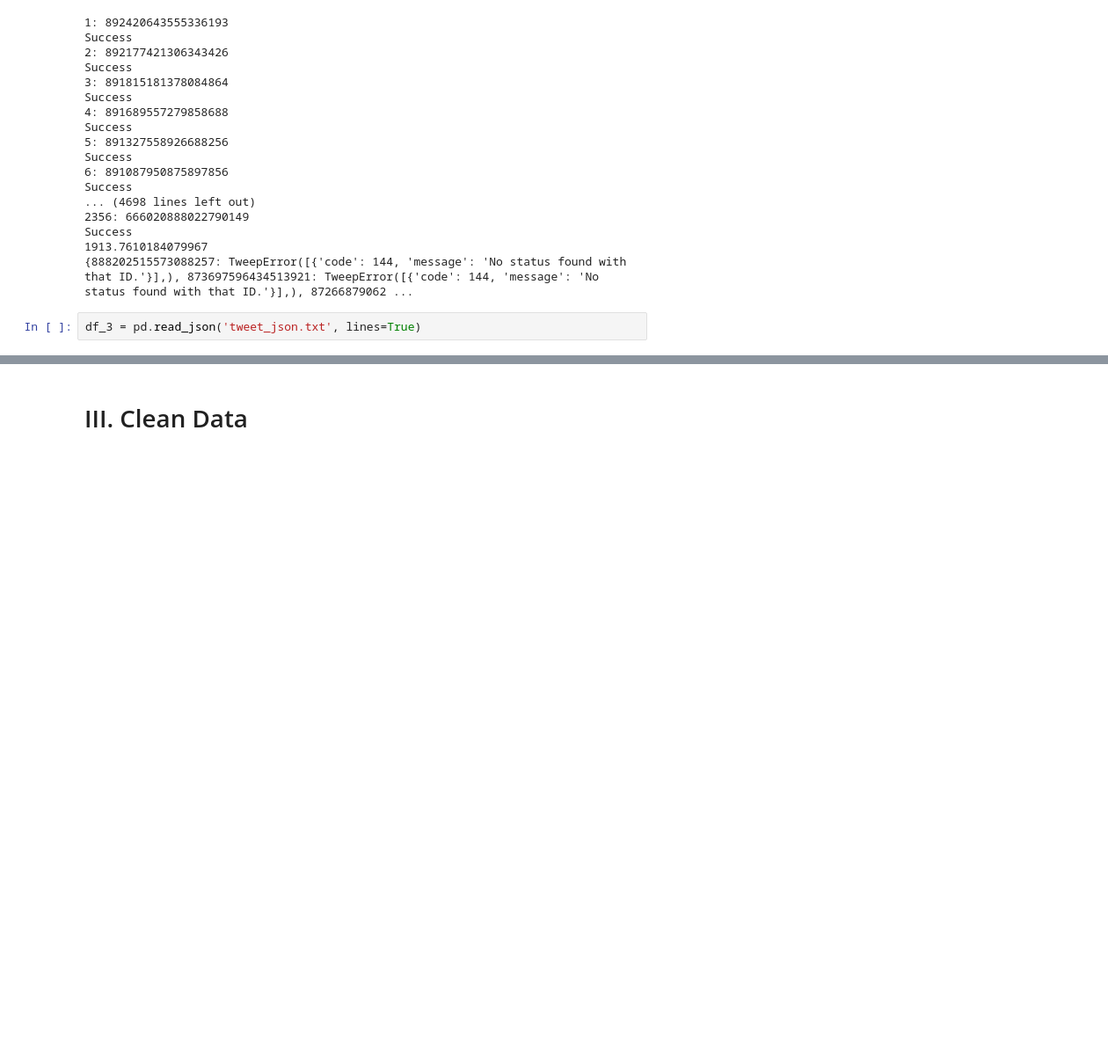
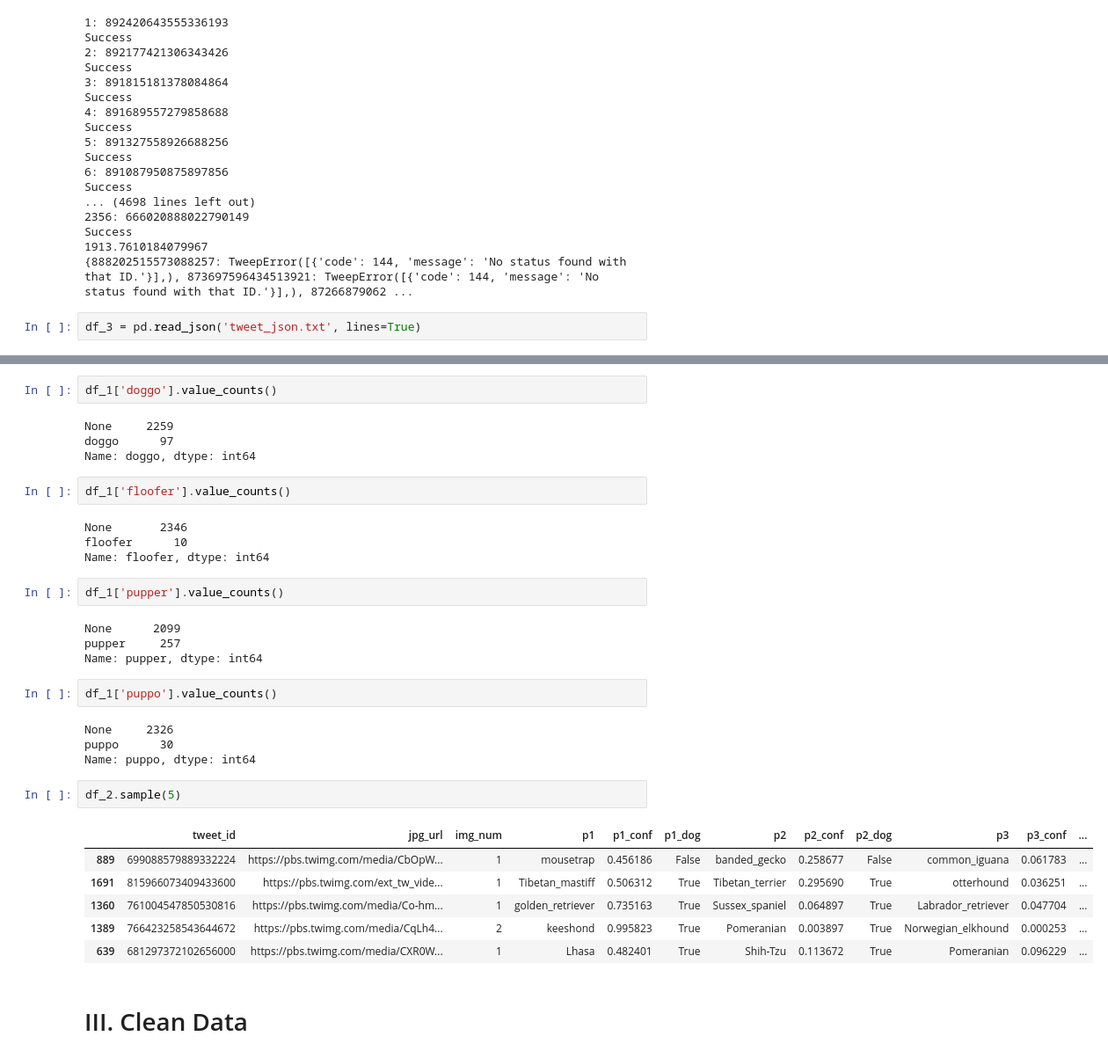
Before and after one commit to jemc36/Udacity-DAND-DataWrangling-TwitterAPI-WeRateDogs, a Jupyter notebook: wrangle_act.ipynb, the cells around one changed output, grey strips where cells are left out. Shown at 88% size. Saved outputs shown, nothing was run; the diff lists cells and outputs as text; blank space fills up the shorter version.

```diff
--- a/wrangle_act.ipynb
+++ b/wrangle_act.ipynb
@@ -91,2 +172,35 @@ df_3 = pd.read_json('tweet_json.txt', lines=True)
+# %%
+df_1['doggo'].value_counts()
+# %% [output]
+None     2259
+doggo      97
+Name: doggo, dtype: int64
+# %%
+df_1['floofer'].value_counts()
+# %% [output]
+None       2346
+floofer      10
+Name: floofer, dtype: int64
+# %%
+df_1['pupper'].value_counts()
+# %% [output]
+None      2099
+pupper     257
+Name: pupper, dtype: int64
+# %%
+df_1['puppo'].value_counts()
+# %% [output]
+None     2326
+puppo      30
+Name: puppo, dtype: int64
+# %%
+df_2.sample(5)
+# %% [output]
+|  | tweet_id | jpg_url | img_num | p1 | p1_conf | p1_dog | p2 | p2_conf | p2_dog | p3 | p3_conf | ... |
+| 889 | 699088579889332224 | https://pbs.twimg.com/media/CbOpW... | 1 | mousetrap | 0.456186 | False | banded_gecko | 0.258677 | False | common_iguana | 0.061783 | ... |
+| 1691 | 815966073409433600 | https://pbs.twimg.com/ext_tw_vide... | 1 | Tibetan_mastiff | 0.506312 | True | Tibetan_terrier | 0.295690 | True | otterhound | 0.036251 | ... |
+| 1360 | 761004547850530816 | https://pbs.twimg.com/media/Co-hm... | 1 | golden_retriever | 0.735163 | True | Sussex_spaniel | 0.064897 | True | Labrador_retriever | 0.047704 | ... |
+| 1389 | 766423258543644672 | https://pbs.twimg.com/media/CqLh4... | 2 | keeshond | 0.995823 | True | Pomeranian | 0.003897 | True | Norwegian_elkhound | 0.000253 | ... |
+| 639 | 681297372102656000 | https://pbs.twimg.com/media/CXR0W... | 1 | Lhasa | 0.482401 | True | Shih-Tzu | 0.113672 | True | Pomeranian | 0.096229 | ... |
 # %% [markdown]
 # III. Clean Data
```
Also changed, not shown: parts of 7 cells of this notebook.
